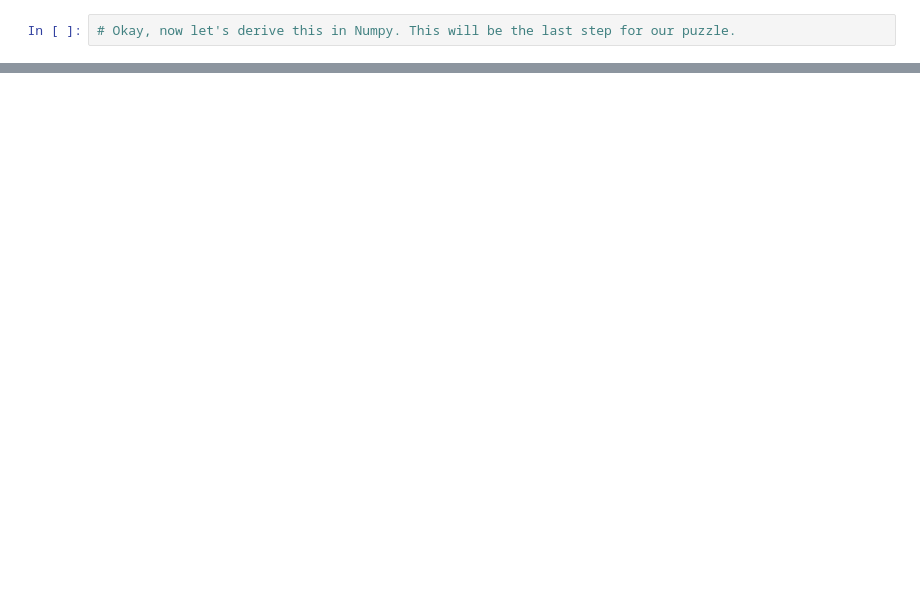
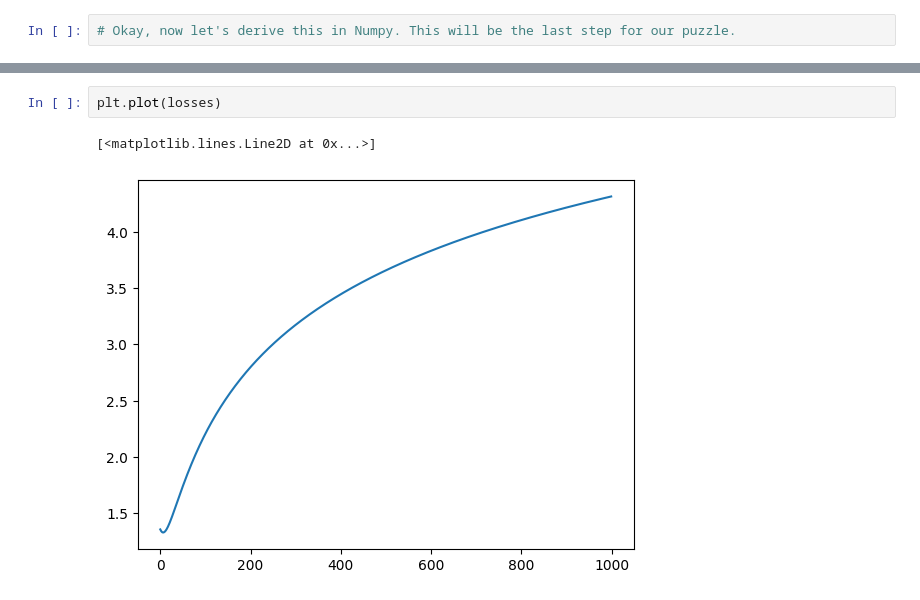
Before and after one commit to QasimWani/simple-transformer, a Jupyter notebook: mlp/backprop_multi_classification.ipynb, the cells around one changed output, grey strips where cells are left out. Drawn from its saved outputs; the diff is of its cells as text; blank space fills up the shorter version.

```diff
--- a/mlp/backprop_multi_classification.ipynb
+++ b/mlp/backprop_multi_classification.ipynb
@@ -359,5 +367,10 @@ model, raw_accuracies = train(X_train_std, y_train.reshape(-1, 1), feature_scali
 # %% [output]
 In features: 13 Out features: 4
+# %%
+plt.plot(losses)
+# %% [output]
+[<matplotlib.lines.Line2D at 0x...>]
+[figure, added]
 # %%
 plt.title("4-way classification task using different layers of complexity")
 plt.xlabel("Epoch count")
```
Also changed, not shown: parts of 6 cells of this notebook.
